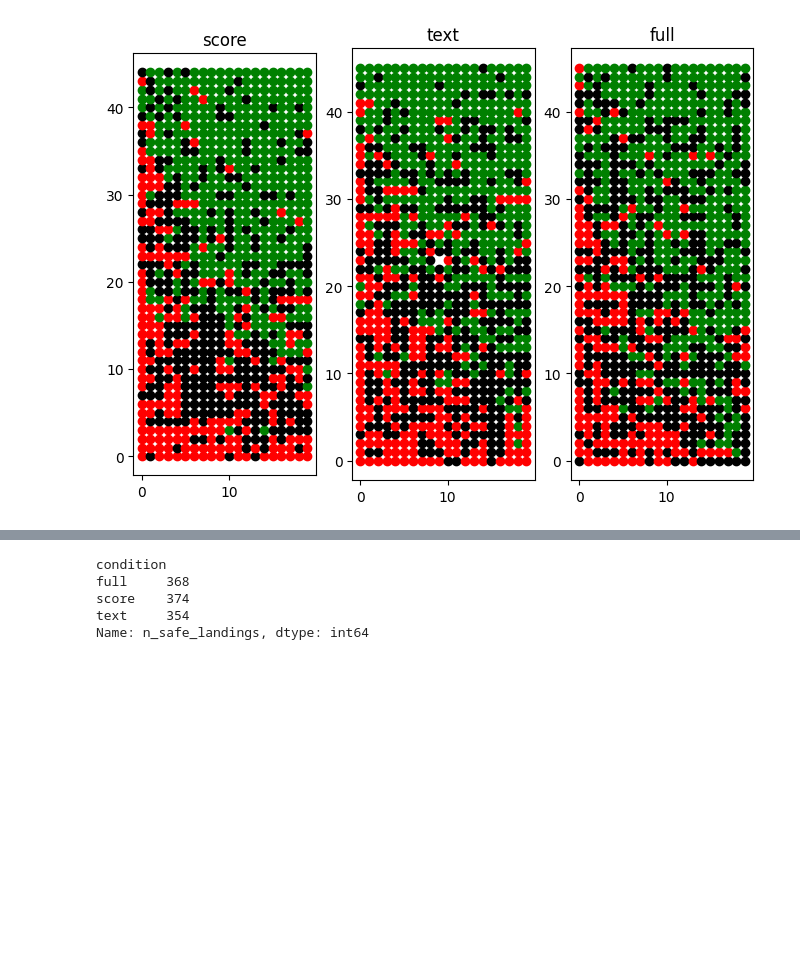
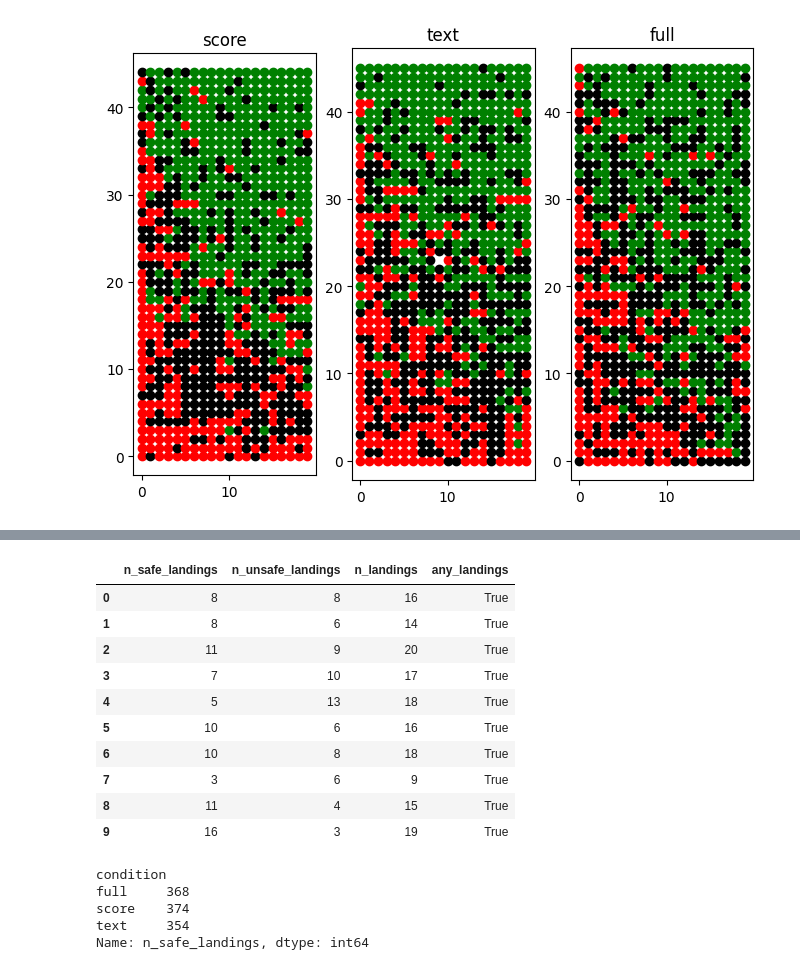
Before and after one commit to cairo-robotics/llm-multimodal-drone-feedback, a Jupyter notebook: analysis/analysis_brainstorm.ipynb, the cells around one changed output, grey strips where cells are left out. Cells and saved outputs as stored; diff of their text form; code cells hidden in the pictures; blank space fills up the shorter version.

```diff
--- a/analysis/analysis_brainstorm.ipynb
+++ b/analysis/analysis_brainstorm.ipynb
@@ -1336,3 +1383,20 @@ skipping participant 6522a86994a5ce0d7bb9feba trial 9
+# %%
+part_file['n_landings'] = part_file['n_safe_landings'] + part_file['n_unsafe_landings']
+part_file['any_landings'] = part_file['n_landings'] > 0
+# %%
+part_file[['n_safe_landings', 'n_unsafe_landings','n_landings','any_landings']].head(10)
+# %% [output]
+|  | n_safe_landings | n_unsafe_landings | n_landings | any_landings |
+| 0 | 8 | 8 | 16 | True |
+| 1 | 8 | 6 | 14 | True |
+| 2 | 11 | 9 | 20 | True |
+| 3 | 7 | 10 | 17 | True |
+| 4 | 5 | 13 | 18 | True |
+| 5 | 10 | 6 | 16 | True |
+| 6 | 10 | 8 | 18 | True |
+| 7 | 3 | 6 | 9 | True |
+| 8 | 11 | 4 | 15 | True |
+| 9 | 16 | 3 | 19 | True |
 # %%
 part_file.groupby('condition')['n_safe_landings'].sum()
 # %% [output]
```
Also changed, not shown: parts of 4 cells of this notebook.
